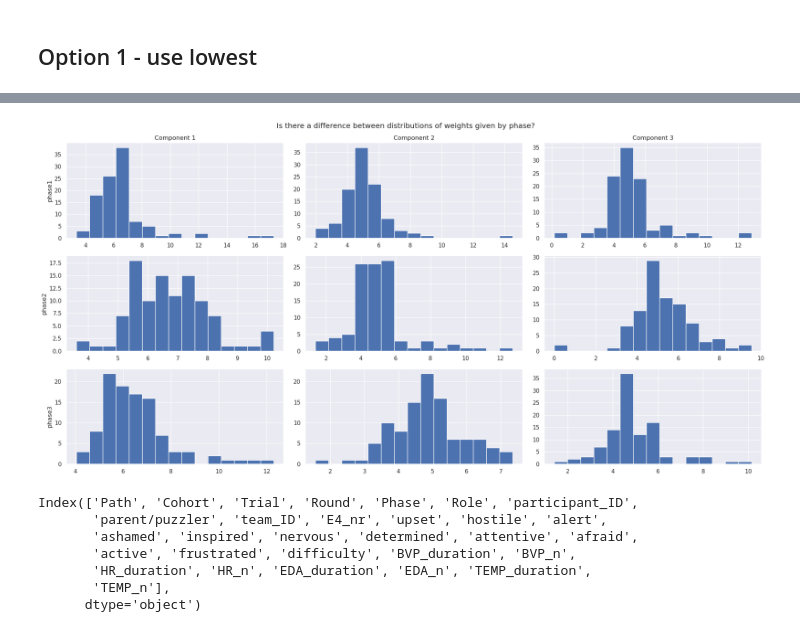
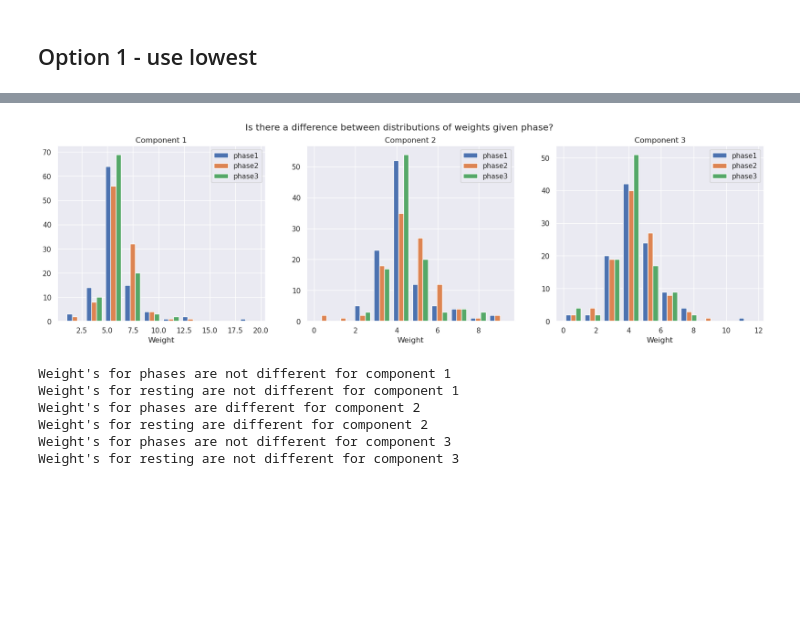
Before and after one commit to tbarcinski/02582-Computational-Data-Analysis, a Jupyter notebook: Case2/NMF.ipynb, the cells around one changed output, grey strips where cells are left out. Cells and saved outputs as stored; diff of their text form; code cells hidden in the pictures; blank space fills up the shorter version.

Commit message:
kruskal-wallis test

```diff
--- a/Case2/NMF.ipynb
+++ b/Case2/NMF.ipynb
@@ -187,31 +188,52 @@ plt.show()
-# %%
-n_comp = W.shape[1]
-fig, axs = plt.subplots(nrows=3, ncols=n_comp)
-fig.suptitle("Is there a difference between distributions of weights given by phase?")
-fig.set_figwidth(20)
-fig.set_figheight(10)
-for i, phase in enumerate(metadata['Phase'].unique()):
-    idxs = metadata['Phase'] == phase
-    for j in range(n_comp):
-
-        axs[i, j].hist(W[idxs, j].T, bins=15)
-        if i == 0:
-            axs[i, j].set_title(f"Component {j+1}")
-        if j == 0:
-            axs[i, j].set_ylabel(phase)
-
-plt.tight_layout()
-plt.show()
-# %% [output]
-[figure, removed]
+# %%
+n_comp = W.shape[1]
+fig, axs = plt.subplots(nrows=1, ncols=n_comp)
+fig.suptitle("Is there a difference between distributions of weights given phase?")
+fig.set_figwidth(20)
+fig.set_figheight(5)
+phases = sorted(metadata['Phase'].unique())
+for j in range(n_comp):
+    dists = []
+    for i, phase in enumerate(phases):
+        idxs = metadata['Phase'] == phase
+        dists.append(W[idxs, j])
+
+    axs[j].hist(dists, label = phases)
+    axs[j].set_title(f"Component {j+1}")
+    axs[j].set_xlabel("Weight")
+    axs[j].legend()
+# %% [output]
+[figure, added]
 # %%
-metadata.columns
+from scipy.stats import kruskal
+# is there a significant difference between distributions?
+components = np.arange(n_comp)
+for j in components:
+    dists = []
+    for i, phase in enumerate(sorted(metadata['Phase'].unique())):
+        idxs = metadata['Phase'] == phase
+        dists.append(W[idxs, j])
+    test = kruskal(*dists)
+    #print(test)
+    if test.pvalue < 0.05:
+        print(f"Weight's for phases are different for component {j+1}")
+    else:
+        print(f"Weight's for phases are not different for component {j+1}")
+
+    # test resting vs puzzling
+    dists = [W[metadata['Phase'].isin(["phase1", "phase3"]), j],
+             W[metadata['Phase']=="phase2", j]]
+
+    test2 = kruskal(*dists)
+    if test.pvalue < 0.05:
+        print(f"Weight's for resting are different for component {j+1}")
+    else:
+        print(f"Weight's for resting are not different for component {j+1}")
 # %% [output]
-Index(['Path', 'Cohort', 'Trial', 'Round', 'Phase', 'Role', 'participant_ID',
-       'parent/puzzler', 'team_ID', 'E4_nr', 'upset', 'hostile', 'alert',
-       'ashamed', 'inspired', 'nervous', 'determined', 'attentive', 'afraid',
-       'active', 'frustrated', 'difficulty', 'BVP_duration', 'BVP_n',
-       'HR_duration', 'HR_n', 'EDA_duration', 'EDA_n', 'TEMP_duration',
-       'TEMP_n'],
-      dtype='object')
+Weight's for phases are not different for component 1
+Weight's for resting are not different for component 1
+Weight's for phases are different for component 2
+Weight's for resting are different for component 2
+Weight's for phases are not different for component 3
+Weight's for resting are not different for component 3
 # %%
```
Also changed, not shown: parts of 9 cells of this notebook.
